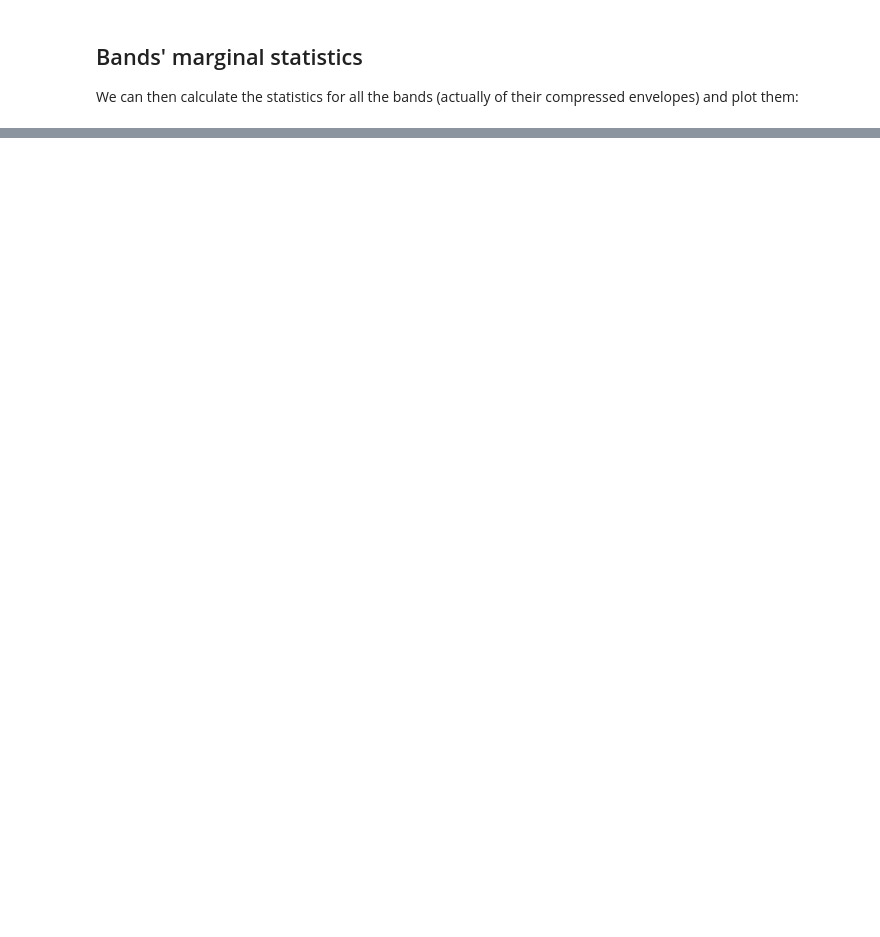
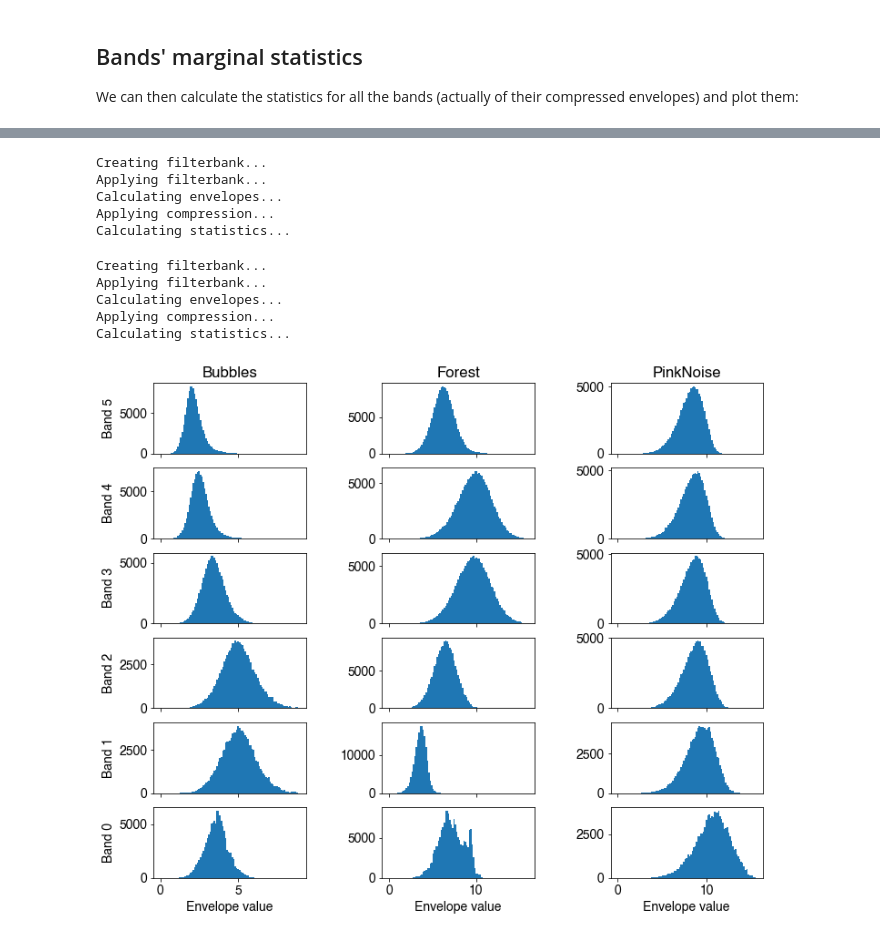
Before and after one commit to sjara/jaranotebooks, a Jupyter notebook: sound_analysis_demo.ipynb, the cells around one changed output, grey strips where cells are left out. Cells and saved outputs as stored; diff of their text form; code cells hidden in the pictures; blank space fills up the shorter version.

Commit message:
Added analysis of other example sounds.

```diff
--- a/sound_analysis_demo.ipynb
+++ b/sound_analysis_demo.ipynb
@@ -109,0 +112,3 @@ sana.plot_bands_stats()
+# %%
+filename2 = './soundsamples/forest.wav'
+IPython.display.Audio(filename2)
@@ -109,0 +117,3 @@ sana.plot_bands_stats()
+# %%
+filename3 = './soundsamples/pinknoise.wav'
+IPython.display.Audio(filename3)
@@ -109,0 +122,40 @@ sana.plot_bands_stats()
+# %%
+sana2 = soundanalysis.SoundAnalysis(soundfile=filename2)
+sana2.analyze(6, [20,8000]);
+# %% [output]
+Creating filterbank...
+Applying filterbank...
+Calculating envelopes...
+Applying compression...
+Calculating statistics...
+# %%
+sana3 = soundanalysis.SoundAnalysis(soundfile=filename3)
+sana3.analyze(6, [20,8000]);
+# %% [output]
+Creating filterbank...
+Applying filterbank...
+Calculating envelopes...
+Applying compression...
+Calculating statistics...
+# %%
+import matplotlib.gridspec as gridspec
+plt.figure(figsize=(12, 10))
+soundsToCompare = [sana, sana2, sana3]
+soundTitles = ['Bubbles', 'Forest', 'PinkNoise']
+gs = gridspec.GridSpec(sana.nBands, len(soundsToCompare), wspace=0.5)
+for indsa, oneSA in enumerate(soundsToCompare):
+    maxBin = np.percentile(oneSA.bandsEnvelopes[:],99.99)
+    for indband in range(oneSA.nBands):
+        thisAx = plt.gcf().add_subplot(gs[oneSA.nBands-indband-1, indsa])
+        bins = np.linspace(0,maxBin,100)
+        plt.hist(oneSA.bandsEnvelopes[indband,:],bins)
+        if indsa==0:
+            plt.ylabel('Band {}'.format(indband))
+        if indband==0:
+            plt.xlabel('Envelope value')
+        else:
+            thisAx.set_xticklabels([])
+        if indband==oneSA.nBands-1:
+            plt.title(soundTitles[indsa])
+# %% [output]
+[figure, added]
```
Also changed, not shown: parts of 6 cells of this notebook.
